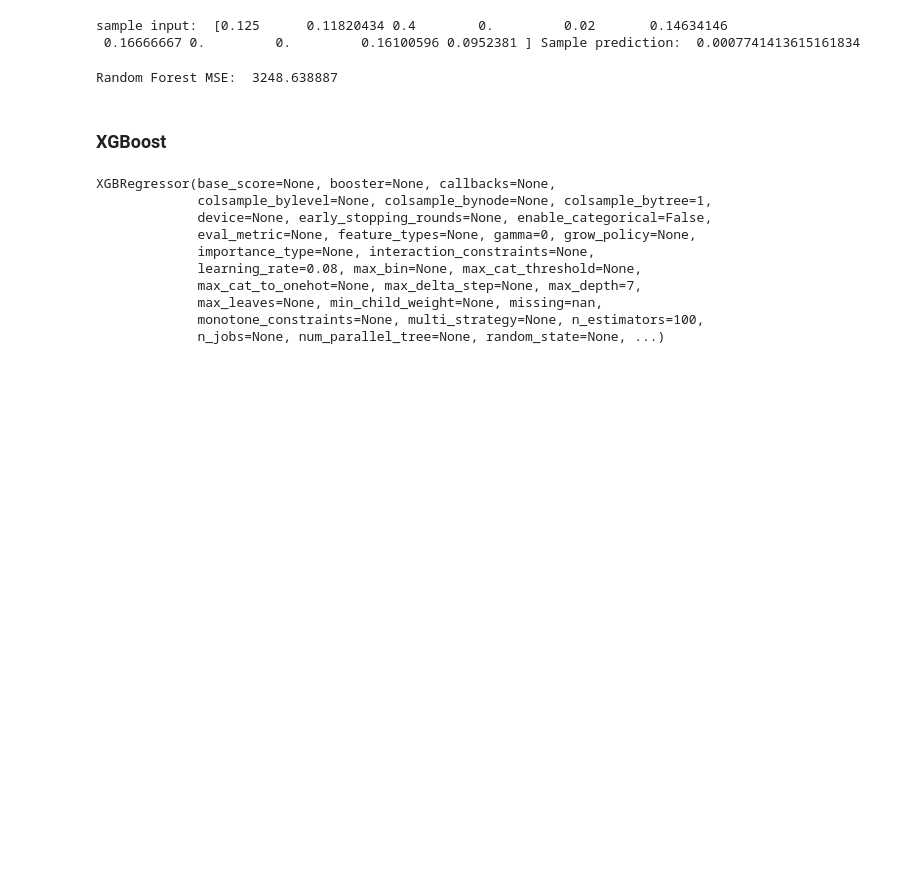
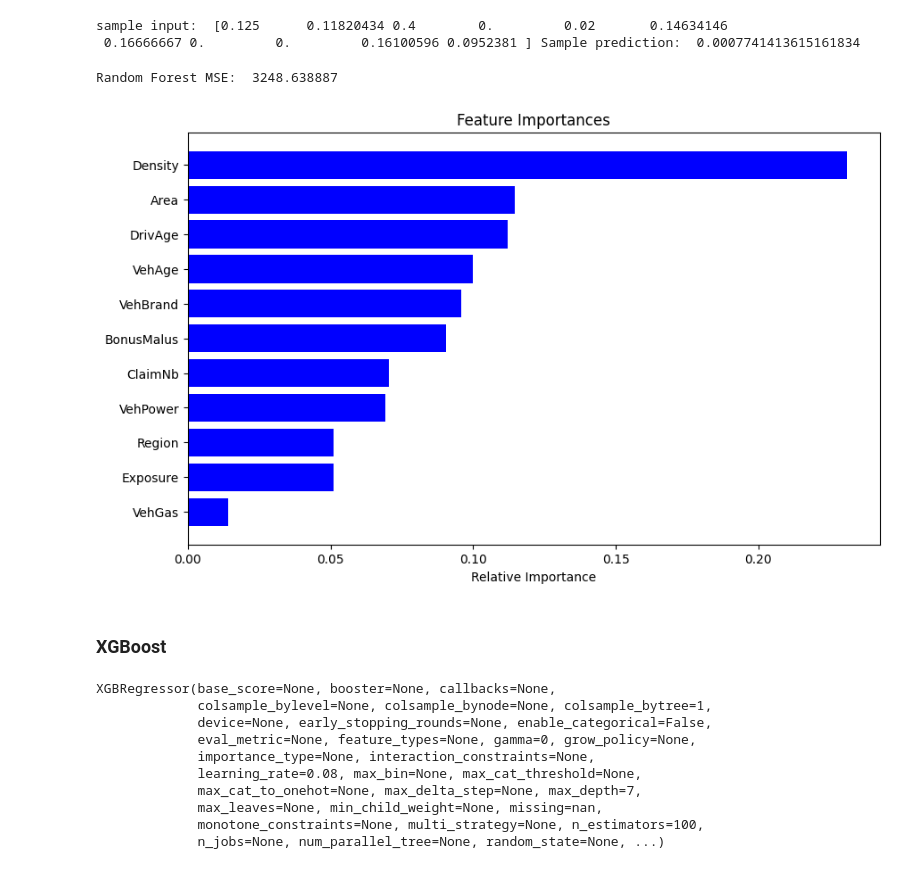
Before and after one commit to BaderTim/coding-challeng-huk-coburg-data-science, a Jupyter notebook: training_s.ipynb, the cells around one changed output. Cells and saved outputs as stored; diff of their text form; code cells hidden in the pictures; blank space fills up the shorter version.

```diff
--- a/training_s.ipynb
+++ b/training_s.ipynb
@@ -17,6 +17,8 @@ from torch.utils.data import TensorDataset, DataLoader
 import matplotlib.pyplot as plt
 import seaborn as sns
 from sklearn.utils import resample
+# %%
+feature_names = ["ClaimNb", "Exposure", "Area", "VehPower", "VehAge", "DrivAge", "BonusMalus", "VehBrand", "VehGas", "Density", "Region"]
 # %%
 np.set_printoptions(suppress=True)
 # %%
@@ -69,6 +71,18 @@ sample input:  [0.125      0.11820434 0.4        0.         0.02       0.1463414
 print("Random Forest MSE: ", '{:f}'.format(weighted_mse(rf_predictions, y_test, w_test)))
 # %% [output]
 Random Forest MSE:  3248.638887
+# %%
+feature_importances = rf.feature_importances_
+indices = np.argsort(feature_importances)
+
+plt.figure(figsize=(10, 6))
+plt.title('Feature Importances')
+plt.barh(range(len(indices)), feature_importances[indices], color='b', align='center')
+plt.yticks(range(len(indices)), [feature_names[i] for i in indices])
+plt.xlabel('Relative Importance')
+plt.show()
+# %% [output]
+[figure, added]
 # %% [markdown]
 ### XGBoost
 # %%
```
Also changed, not shown: parts of 4 cells of this notebook.
